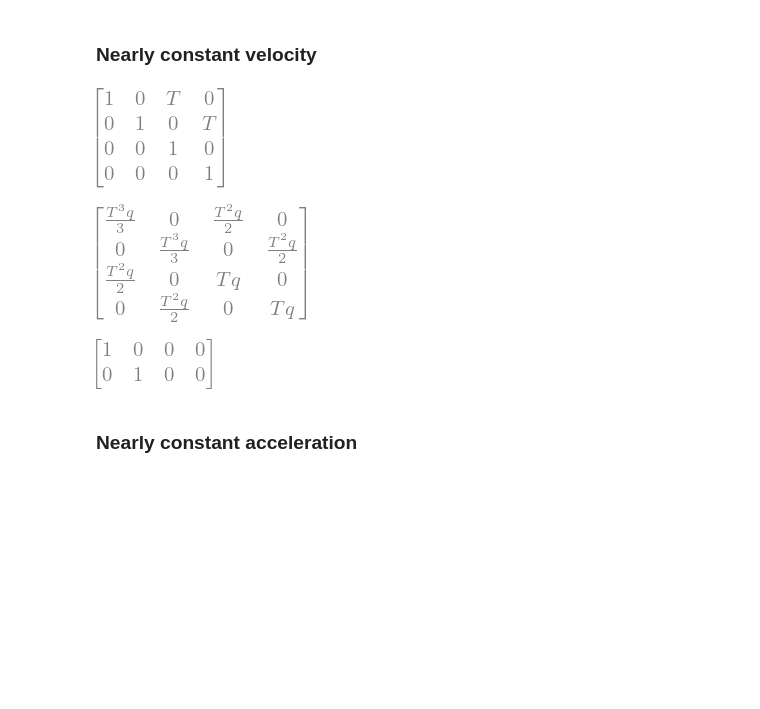
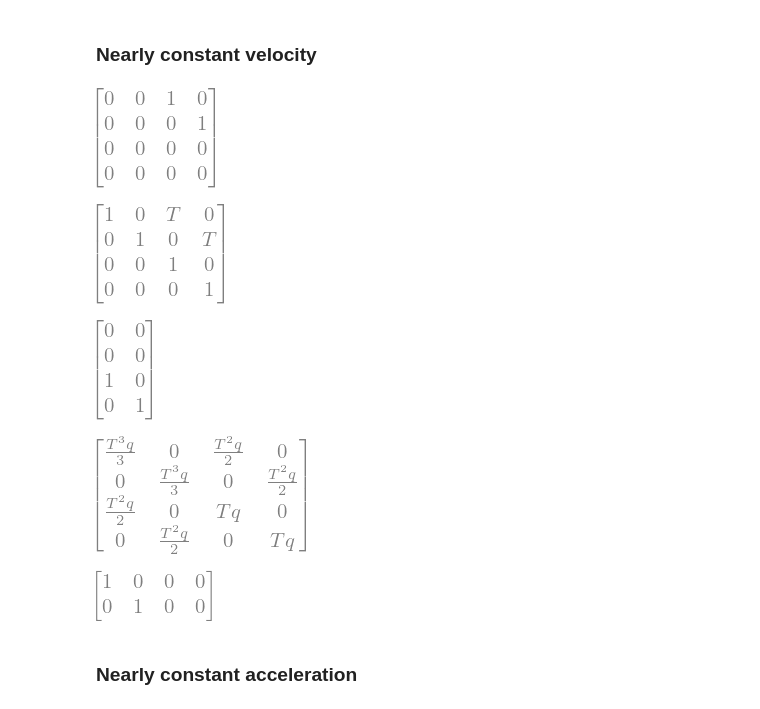
Before and after one commit to markoMedved/Advanced-methods-in-computer-vision-assignments, a Jupyter notebook: Advanced-tracking/Kalman_filter.ipynb, the cells around one changed output. Drawn from its saved outputs; the diff is of its cells as text; code cells hidden in the pictures; blank space fills up the shorter version.

```diff
--- a/Advanced-tracking/Kalman_filter.ipynb
+++ b/Advanced-tracking/Kalman_filter.ipynb
@@ -37,24 +41,28 @@ display(H_RW)
 # %%
 # NOTE: state is [x,y, x_vel, y_vel]
 T_NCV, q_NCV = sp.symbols('T, q')
 F_NCV = sp.Matrix([[0,0, 1,0],[0,0,0,1], [0,0,0,0], [0,0,0,0]])
+display(F_NCV)
 Fi_NCV = sp.exp(F_NCV * T_NCV)
 display(Fi_NCV)
 L_NCV = sp.Matrix([
     [0, 0],
     [0, 0],
     [1, 0],
     [0, 1]
 ])
+display(L_NCV)
 # The covariance matrix
 Q_NCV = sp.integrate((Fi_NCV * L_NCV) * q_NCV * (Fi_NCV  * L_NCV).T, (T_NCV, 0, T_NCV) )
 display(Q_NCV)
 H_NCV = sp.Matrix([[1,0,0,0], [0,1,0,0]])
 display(H_NCV)
 # %% [output]
-[figure, old version]
+[figure, new version]
-[figure, old version]
+[figure, new version]
-[figure, old version]
+[figure, new version]
+[figure, added]
+[figure, added]
 # %% [markdown]
 ### Nearly constant acceleration
 # %%
```
Also changed, not shown: parts of 4 cells of this notebook, 28 other files.
